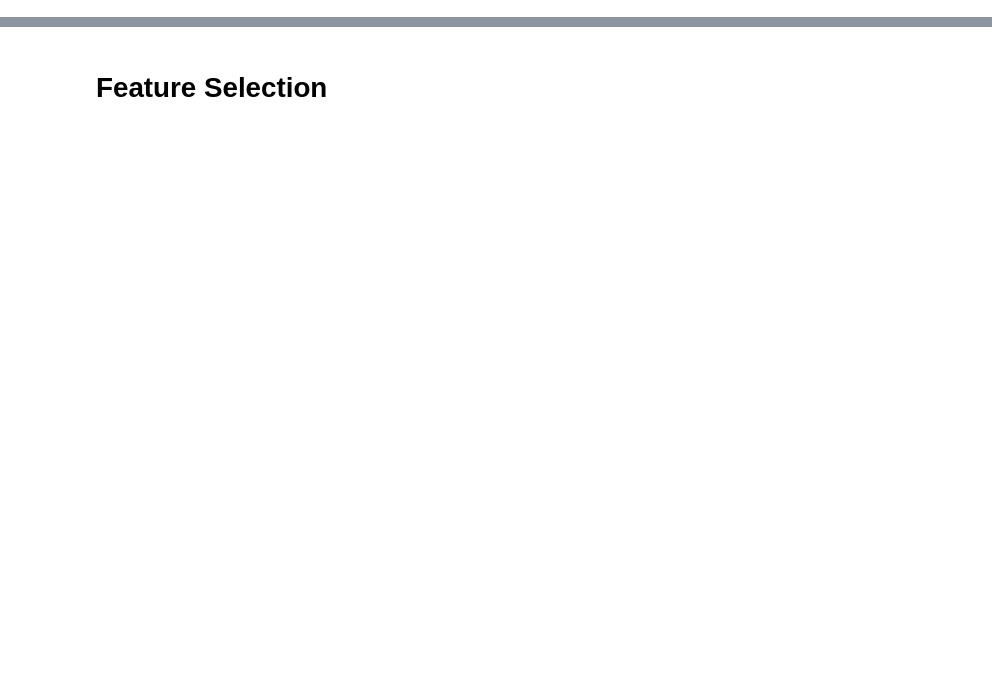
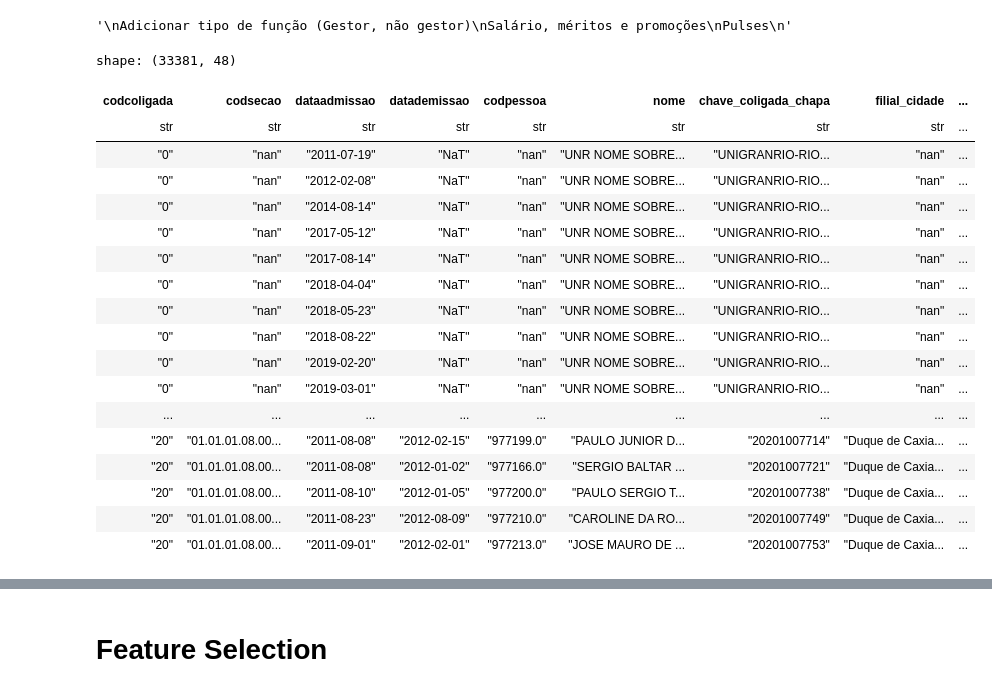
Before and after one commit to Gabrielteixeira2004/Turnover, a Jupyter notebook: Turnover.ipynb, the cells around one changed output, grey strips where cells are left out. Saved outputs shown, nothing was run; the diff lists cells and outputs as text; code cells hidden in the pictures; blank space fills up the shorter version.

```diff
--- a/Turnover.ipynb
+++ b/Turnover.ipynb
@@ -39,3 +40,5 @@ import matplotlib.pyplot as plt
 
 
 import optuna
+# %%
+path = 'C:/Users/Gabriel.Gomes/Downloads/Turnover/23-01-16/'
@@ -42,14 +58,37 @@ import optuna
 # %%
-df = pd.read_excel('C:/Users/Gabriel.Gomes/OneDrive/Materiais de Referencia/'
-                   'Python/Análise_Headcount.xlsx')
+df = pl.read_parquet(path + 'Análise_Headcount.parquet')
+df_mov = pl.read_parquet(path + 'Movimentações.parquet')
 
 '''
 Adicionar tipo de função (Gestor, não gestor)
-Feature Hashing - funcao_descricao, codsecao
 Salário, méritos e promoções
 Pulses
 
 
 '''
+# %% [output]
+'\nAdicionar tipo de função (Gestor, não gestor)\nSalário, méritos e promoções\nPulses\n'
+# %%
+df
+# %% [output]
+shape: (33381, 48)
+| codcoligada | codsecao | dataadmissao | datademissao | codpessoa | nome | chave_coligada_chapa | filial_cidade | ... |
+| str | str | str | str | str | str | str | str | ... |
+| "0" | "nan" | "2011-07-19" | "NaT" | "nan" | "UNR NOME SOBRE... | "UNIGRANRIO-RIO... | "nan" | ... |
+| "0" | "nan" | "2012-02-08" | "NaT" | "nan" | "UNR NOME SOBRE... | "UNIGRANRIO-RIO... | "nan" | ... |
+| "0" | "nan" | "2014-08-14" | "NaT" | "nan" | "UNR NOME SOBRE... | "UNIGRANRIO-RIO... | "nan" | ... |
+| "0" | "nan" | "2017-05-12" | "NaT" | "nan" | "UNR NOME SOBRE... | "UNIGRANRIO-RIO... | "nan" | ... |
+| "0" | "nan" | "2017-08-14" | "NaT" | "nan" | "UNR NOME SOBRE... | "UNIGRANRIO-RIO... | "nan" | ... |
+| "0" | "nan" | "2018-04-04" | "NaT" | "nan" | "UNR NOME SOBRE... | "UNIGRANRIO-RIO... | "nan" | ... |
+| "0" | "nan" | "2018-05-23" | "NaT" | "nan" | "UNR NOME SOBRE... | "UNIGRANRIO-RIO... | "nan" | ... |
+| "0" | "nan" | "2018-08-22" | "NaT" | "nan" | "UNR NOME SOBRE... | "UNIGRANRIO-RIO... | "nan" | ... |
+| "0" | "nan" | "2019-02-20" | "NaT" | "nan" | "UNR NOME SOBRE... | "UNIGRANRIO-RIO... | "nan" | ... |
+| "0" | "nan" | "2019-03-01" | "NaT" | "nan" | "UNR NOME SOBRE... | "UNIGRANRIO-RIO... | "nan" | ... |
+| ... | ... | ... | ... | ... | ... | ... | ... | ... |
+| "20" | "01.01.01.08.00... | "2011-08-08" | "2012-02-15" | "977199.0" | "PAULO JUNIOR D... | "20201007714" | "Duque de Caxia... | ... |
+| "20" | "01.01.01.08.00... | "2011-08-08" | "2012-01-02" | "977166.0" | "SERGIO BALTAR ... | "20201007721" | "Duque de Caxia... | ... |
+| "20" | "01.01.01.08.00... | "2011-08-10" | "2012-01-05" | "977200.0" | "PAULO SERGIO T... | "20201007738" | "Duque de Caxia... | ... |
+| "20" | "01.01.01.08.00... | "2011-08-23" | "2012-08-09" | "977210.0" | "CAROLINE DA RO... | "20201007749" | "Duque de Caxia... | ... |
+| "20" | "01.01.01.08.00... | "2011-09-01" | "2012-02-01" | "977213.0" | "JOSE MAURO DE ... | "20201007753" | "Duque de Caxia... | ... |
 # %%
 df.columns
```
Also changed, not shown: parts of 9 cells of this notebook, 5 other files.
